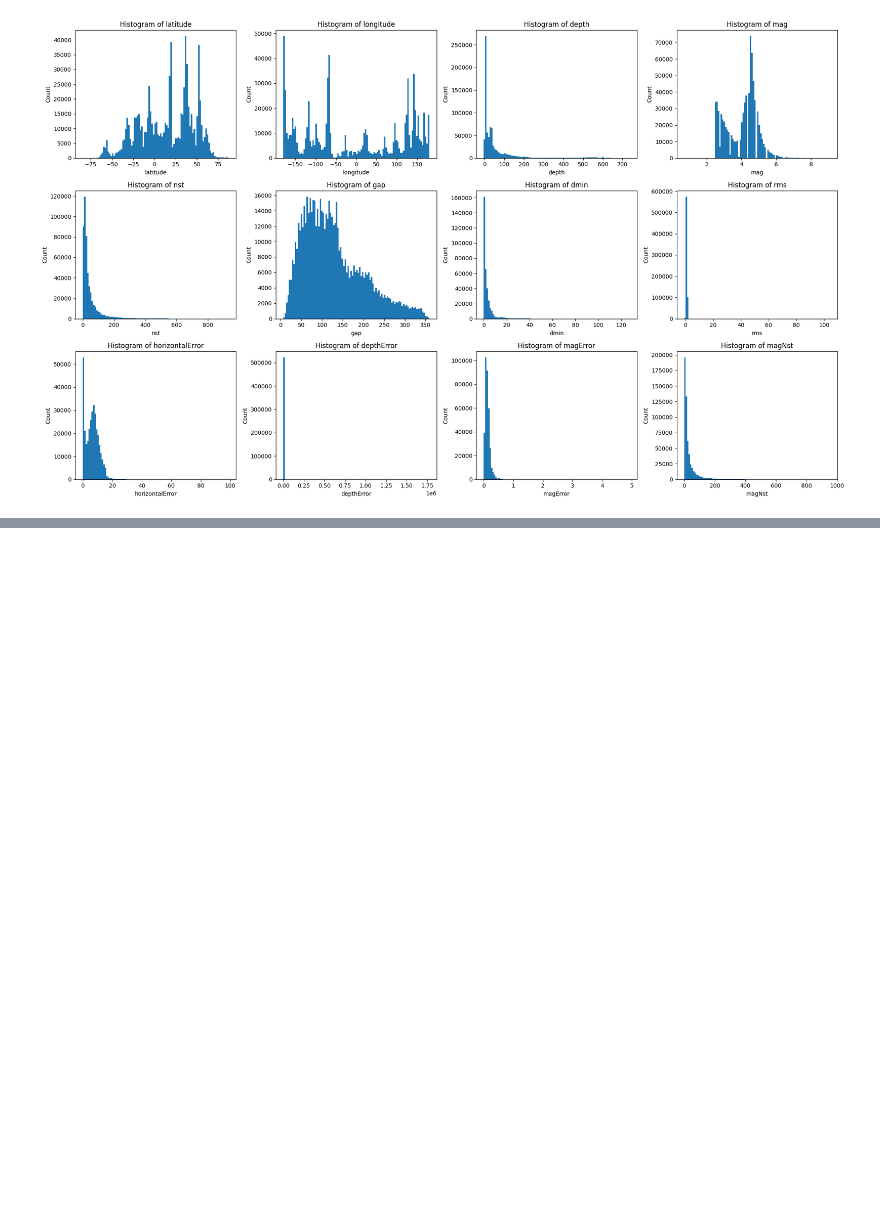
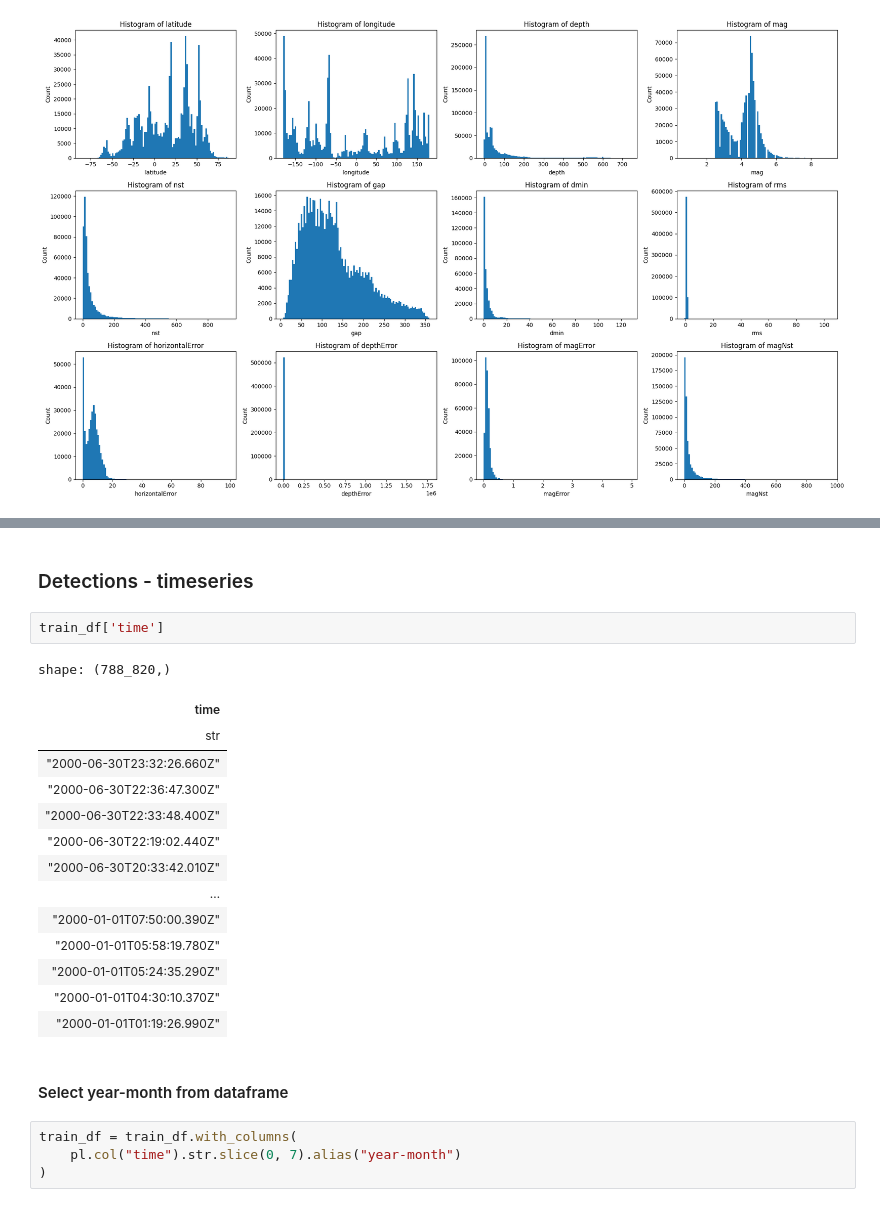
Before and after one commit to psiku/FO--ml-seismic-classifier, a Jupyter notebook: notebooks/data_analysis.ipynb, the cells around one changed output, grey strips where cells are left out. Saved outputs shown, nothing was run; the diff lists cells and outputs as text; blank space fills up the shorter version.

```diff
--- a/notebooks/data_analysis.ipynb
+++ b/notebooks/data_analysis.ipynb
@@ -82,0 +181,25 @@ create_histograms(train_df, numerical_columns)
+# %% [markdown]
+### Detections - timeseries
+# %%
+train_df['time']
+# %% [output]
+shape: (788_820,)
+| time |
+| str |
+| "2000-06-30T23:32:26.660Z" |
+| "2000-06-30T22:36:47.300Z" |
+| "2000-06-30T22:33:48.400Z" |
+| "2000-06-30T22:19:02.440Z" |
+| "2000-06-30T20:33:42.010Z" |
+| … |
+| "2000-01-01T07:50:00.390Z" |
+| "2000-01-01T05:58:19.780Z" |
+| "2000-01-01T05:24:35.290Z" |
+| "2000-01-01T04:30:10.370Z" |
+| "2000-01-01T01:19:26.990Z" |
+# %% [markdown]
+#### Select year-month from dataframe
+# %%
+train_df = train_df.with_columns(
+    pl.col("time").str.slice(0, 7).alias("year-month")
+)
```
Also changed, not shown: parts of 14 cells of this notebook, 2 other files.
